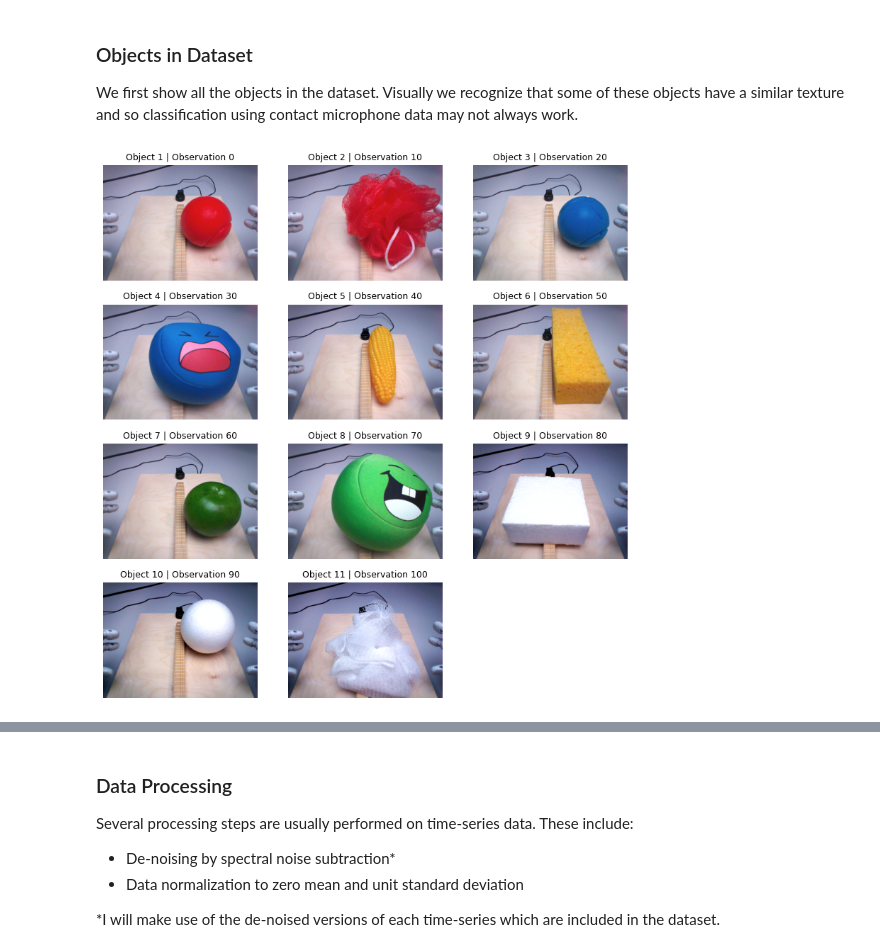
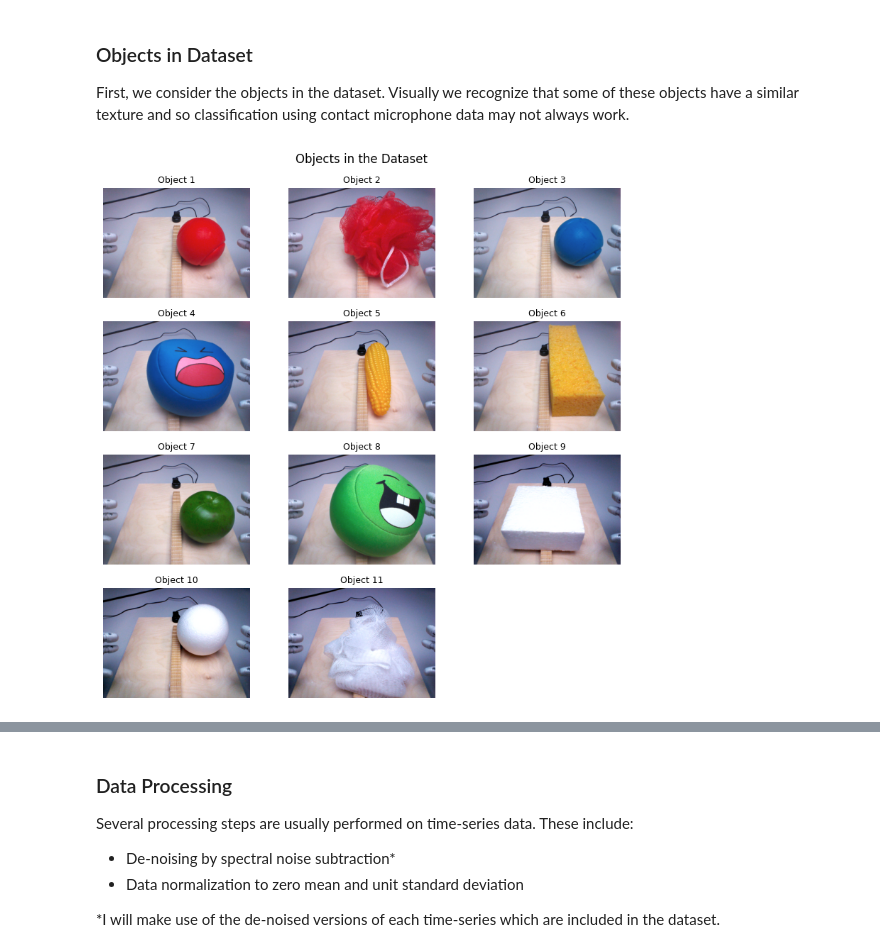
Before and after one commit to Wilfred-Mason/MECH-501, a Jupyter notebook: main/main_notebook_3.ipynb, the cells around one changed output, grey strips where cells are left out. Drawn from its saved outputs; the diff is of its cells as text; code cells hidden in the pictures.

```diff
--- a/main/main_notebook_3.ipynb
+++ b/main/main_notebook_3.ipynb
@@ -50,33 +68,34 @@ The problem is described clearly so that a technical-non expert can understand i
 # %% [markdown]
 ### Objects in Dataset
-We first show all the objects in the dataset. Visually we recognize that some of these objects have a similar texture and so classification using contact microphone data may not always work.
+First, we consider the objects in the dataset. Visually we recognize that some of these objects have a similar texture and so classification using contact microphone data may not always work.
 # %%
 #plot the objects in the dataset
 num_rows = 4
 num_cols = 3
 total_images = num_rows * num_cols
 objects = 11
 
 #create a figure and a set of subplots
 fig, axes = plt.subplots(num_rows, num_cols, figsize=(8,8))  # Adjust figsize accordingly
+fig.suptitle('Objects in the Dataset')
 
 #initialize a counter for the image index
 idx = 0
 
 #iterate through the subdirectories
 for object_num in range(1, objects + 1):
     run_ideal_num = 0
     run_ideal_num += 10 * (object_num - 1)
     image_path = f'../Toprak_Dataset/raw-data/ideal/object_{object_num}/observation_{run_ideal_num}/foreground.png'
     img = mpimg.imread(image_path)
     i, j = divmod(idx, num_cols)
     axes[i, j].imshow(img)
-    axes[i, j].set_title(f'Object {object_num} | Observation {run_ideal_num}', fontsize=9)
+    axes[i, j].set_title(f'Object {object_num}', fontsize=9)
     axes[i, j].axis('off')
     idx += 1
 
 fig.delaxes(axes[-1, -1])
 plt.tight_layout()
 plt.show()
 # %% [output]
-[figure, old version]
+[figure, new version]
```
Also changed, not shown: parts of 30 cells of this notebook.
